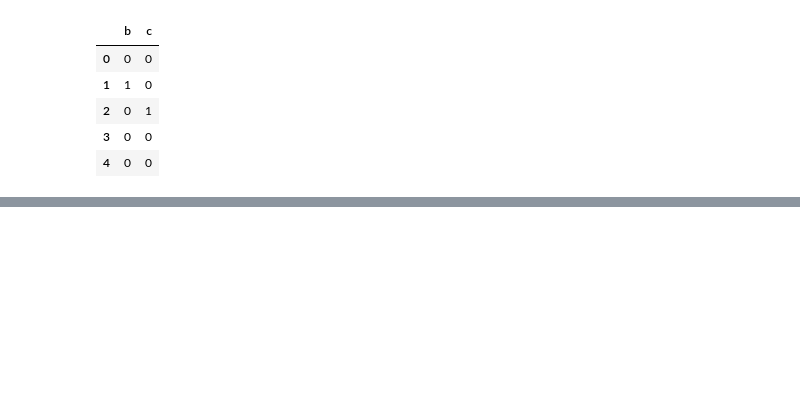
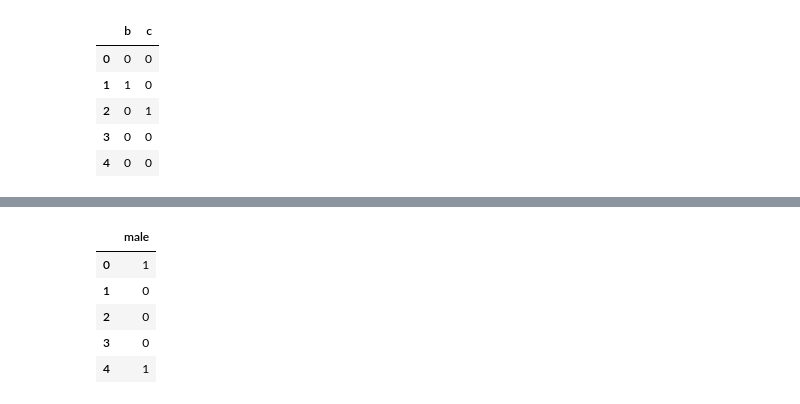
Before and after one commit to ManjeetRaj/Logistic-regression-on-the-titanic-dataset, a Jupyter notebook: Logistic-regression-on-the-titanic-dataset.ipynb, the cells around one changed output, grey strips where cells are left out. Cells and saved outputs as stored; diff of their text form; code cells hidden in the pictures; blank space fills up the shorter version.

```diff
--- a/Logistic-regression-on-the-titanic-dataset.ipynb
+++ b/Logistic-regression-on-the-titanic-dataset.ipynb
@@ -237,0 +253,10 @@ pd.get_dummies(pd.Series(list('abcaa')),drop_first=True)
+# %%
+gender=pd.get_dummies(titanic_data['Sex'],drop_first=True)
+gender.head()
+# %% [output]
+|  | male |
+| 0 | 1 |
+| 1 | 0 |
+| 2 | 0 |
+| 3 | 0 |
+| 4 | 1 |
```
Also changed, not shown: parts of 7 cells of this notebook.
